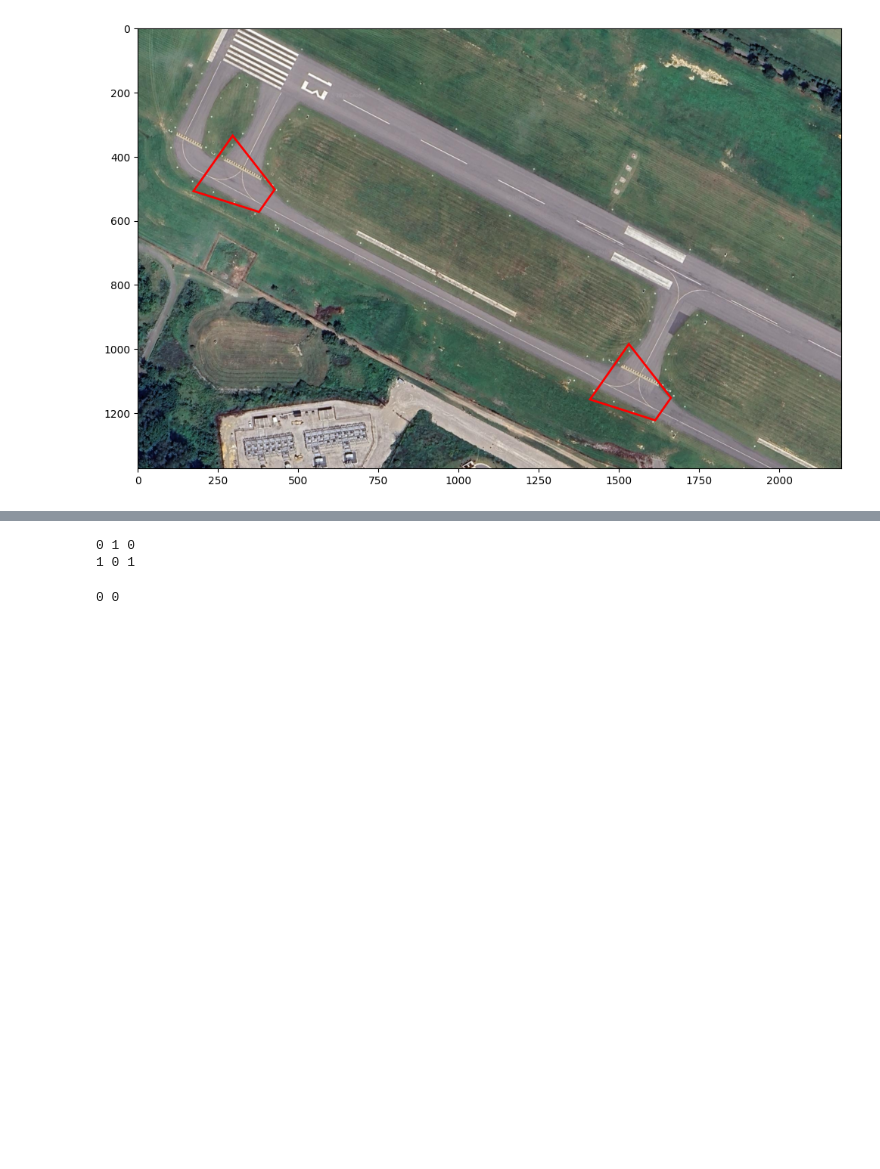
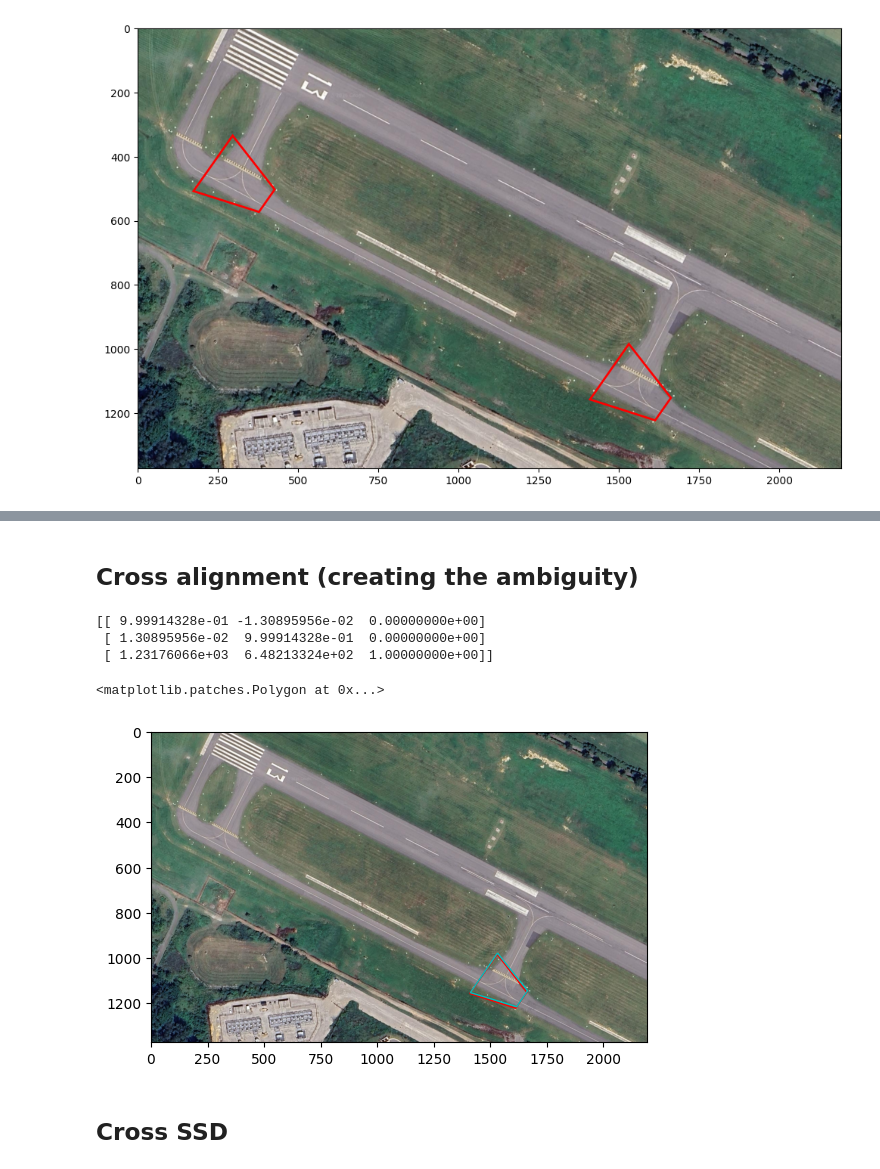
Before and after one commit to dchoate119/ASAR, a Jupyter notebook: s4/fde/lsa_sat_correlation.ipynb, the cells around one changed output, grey strips where cells are left out. Saved outputs shown, nothing was run; the diff lists cells and outputs as text; code cells hidden in the pictures; blank space fills up the shorter version.

```diff
--- a/s4/fde/lsa_sat_correlation.ipynb
+++ b/s4/fde/lsa_sat_correlation.ipynb
@@ -92,24 +101,0 @@ plt.imshow(tmpl_img[ys.min():ys.max()+1, xs.min():xs.max()+1], cmap='gray')
-# %%
-# Cross SSD: each trapezoid's template vs the opposite trapezoids section
-pairs = [(0,1), (1,0)]
-corrections = np.array([[2, -6],[-2, 6]])
-
-ssds_cross = []
-for k, (a, b) in enumerate(pairs):
-    print(a, b, k)
-    mask = np.zeros((H,W), np.uint8)
-    cv2.fillPoly(mask, [traps[a].astype(np.int32)], 1)
-    ys, xs = np.nonzero(mask)
-    tmpl = sat_g[ys, xs]
-
-    dx, dy = traps[b][3] - traps[a][3] + corrections[k]  # offset between near-left corners
-
-    ssds = np.zeros((2*n+1, 2*n+1))
-    for shiftx in range(-n, n+1):
-        for shifty in range(-n, n+1):
-            diffs = tmpl - sat_g[ys + dy + shifty, xs + dx + shiftx]
-            ssds[shiftx + n, shifty + n] = np.sum(diffs**2)
-    ssds_cross.append(ssds)
-# %% [output]
-0 1 0
-1 0 1
@@ -132,0 +102,2 @@ for i, ssds in enumerate(ssds_cross):
+# %% [markdown]
+## Cross alignment (creating the ambiguity)
@@ -132,0 +107,40 @@ for i, ssds in enumerate(ssds_cross):
+# %%
+def create_tform(tx, ty, theta):
+    """
+    Create transformation matrix for 2D image matching
+    """
+    th_r = np.deg2rad(theta)
+    T = np.array([[np.cos(th_r), -np.sin(th_r), tx],
+                  [np.sin(th_r), np.cos(th_r), ty],
+                  [0, 0, 1]])
+    return T
+# %%
+# WHICH SECTION
+s = 0 # 0 is P1, 1 is P2
+s_0 = 1 if s == 0 else 0
+
+# Align P1 with P2, and align P2 with P1
+# Test P1
+tx = 1238 #1236
+ty = 644 #650
+theta = -0.75
+
+# Rotate about P1 centroid: shift centroid to origin -> rotate -> shift back -> translate by (tx, ty)
+pivot = traps[s].mean(axis=0)
+T = create_tform(tx, ty, 0) @ create_tform(*pivot, theta) @ create_tform(*-pivot, 0)
+print(T.T)
+
+# Re-align points
+c = np.hstack([traps[s], np.ones((4,1))]) # homogeneous
+pts_check = c @ T.T
+
+
+plt.imshow(sat_rgb)
+plt.gca().add_patch(plt.Polygon(traps[s_0], fill=False, ec='r'))
+plt.gca().add_patch(plt.Polygon(pts_check[:, :2], fill=False, ec='c'))
+# %% [output]
+[[ 9.99914328e-01 -1.30895956e-02  0.00000000e+00]
+ [ 1.30895956e-02  9.99914328e-01  0.00000000e+00]
+ [ 1.23176066e+03  6.48213324e+02  1.00000000e+00]]
+<matplotlib.patches.Polygon at 0x...>
+[figure, added]
@@ -132,0 +181,2 @@ for i, ssds in enumerate(ssds_cross):
+# %% [markdown]
+## Cross SSD
@@ -133,7 +210,7 @@ for i, ssds in enumerate(ssds_cross):
 # %%
-idrow, idcol = np.unravel_index(np.argmin(ssds_cross[1]), ssds_cross[0].shape)
+# MINIMUM SHIFT PT
+
+idrow, idcol = np.unravel_index(np.argmin(ssd_curr), ssd_curr.shape)
 shiftx_min, shifty_min = idrow - n, idcol - n
 
 print(shiftx_min, shifty_min)
-# %% [output]
-0 0
```
Also changed, not shown: parts of 14 cells of this notebook.
